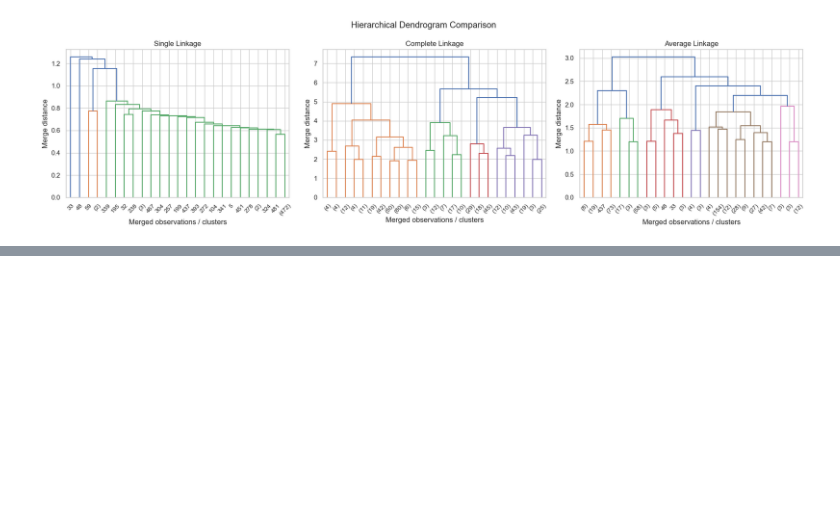
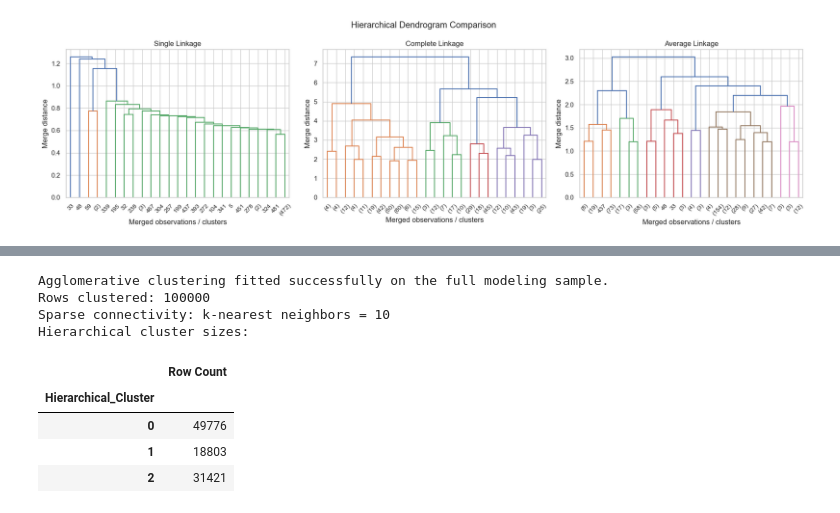
Before and after one commit to Roots26Hz/ChargeIQ, a Jupyter notebook: notebooks/clustering.ipynb, the cells around one changed output, grey strips where cells are left out. Cells and saved outputs as stored; diff of their text form; code cells hidden in the pictures; blank space fills up the shorter version.

```diff
--- a/notebooks/clustering.ipynb
+++ b/notebooks/clustering.ipynb
@@ -318,0 +348,37 @@ plt.show()
+# %%
+# Fit Ward Agglomerative Clustering on the full 100,000-row sample.
+# A sparse k-nearest-neighbor connectivity graph makes this substantially more
+# scalable than unrestricted all-pairs hierarchical clustering.
+N_NEIGHBORS = 10
+connectivity = kneighbors_graph(
+    X_scaled,
+    n_neighbors=N_NEIGHBORS,
+    mode="connectivity",
+    include_self=False,
+    n_jobs=-1
+)
+
+agg_model = AgglomerativeClustering(
+    n_clusters=BEST_K,
+    linkage="ward",
+    connectivity=connectivity
+)
+
+agg_labels = agg_model.fit_predict(X_scaled)
+sample["Hierarchical_Cluster"] = agg_labels
+
+print("Agglomerative clustering fitted successfully on the full modeling sample.")
+print("Rows clustered:", len(agg_labels))
+print("Sparse connectivity: k-nearest neighbors =", N_NEIGHBORS)
+print("Hierarchical cluster sizes:")
+display(sample["Hierarchical_Cluster"].value_counts().sort_index().to_frame("Row Count"))
+# %% [output]
+Agglomerative clustering fitted successfully on the full modeling sample.
+Rows clustered: 100000
+Sparse connectivity: k-nearest neighbors = 10
+Hierarchical cluster sizes:
+|  | Row Count |
+| Hierarchical_Cluster |  |
+| 0 | 49776 |
+| 1 | 18803 |
+| 2 | 31421 |
```
Also changed, not shown: parts of 5 cells of this notebook.
